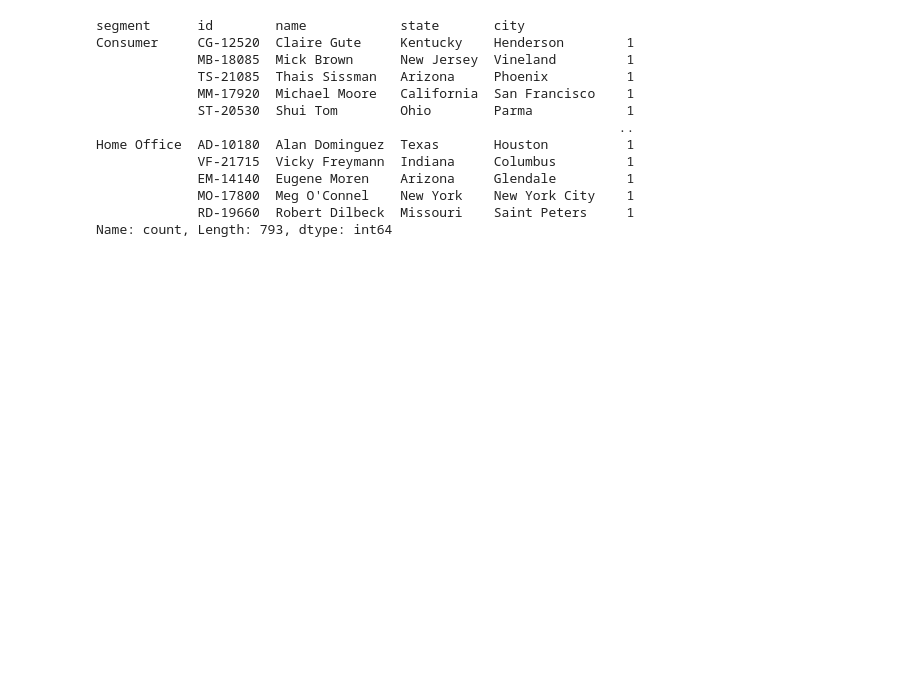
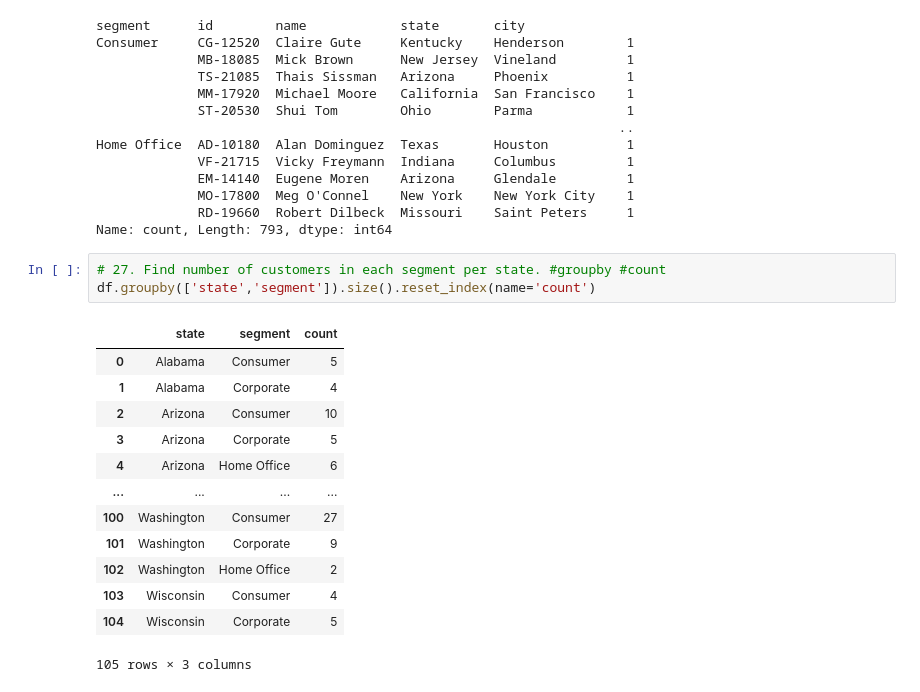
Before and after one commit to Nandanalinson/Python-core-concepts, a Jupyter notebook: day40/customers.ipynb, the cells around one changed output. Drawn from its saved outputs; the diff is of its cells as text; blank space fills up the shorter version.

Commit message:
pandas: groupby()

```diff
--- a/day40/customers.ipynb
+++ b/day40/customers.ipynb
@@ -316,3 +316,20 @@ Home Office  AD-10180  Alan Dominguez  Texas       Houston          1
              MO-17800  Meg O'Connel    New York    New York City    1
              RD-19660  Robert Dilbeck  Missouri    Saint Peters     1
 Name: count, Length: 793, dtype: int64
+# %%
+# 27. Find number of customers in each segment per state. #groupby #count
+df.groupby(['state','segment']).size().reset_index(name='count')
+# %% [output]
+|  | state | segment | count |
+| 0 | Alabama | Consumer | 5 |
+| 1 | Alabama | Corporate | 4 |
+| 2 | Arizona | Consumer | 10 |
+| 3 | Arizona | Corporate | 5 |
+| 4 | Arizona | Home Office | 6 |
+| ... | ... | ... | ... |
+| 100 | Washington | Consumer | 27 |
+| 101 | Washington | Corporate | 9 |
+| 102 | Washington | Home Office | 2 |
+| 103 | Wisconsin | Consumer | 4 |
+| 104 | Wisconsin | Corporate | 5 |
+105 rows × 3 columns
```
